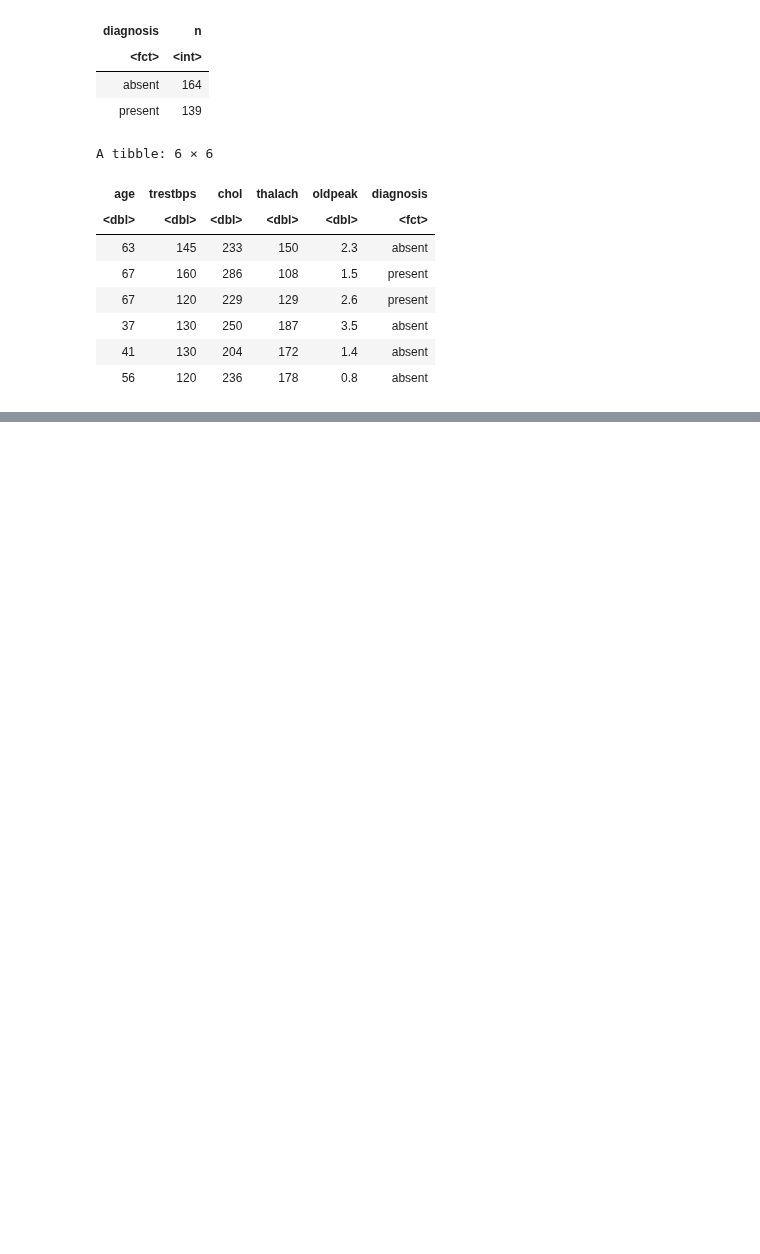
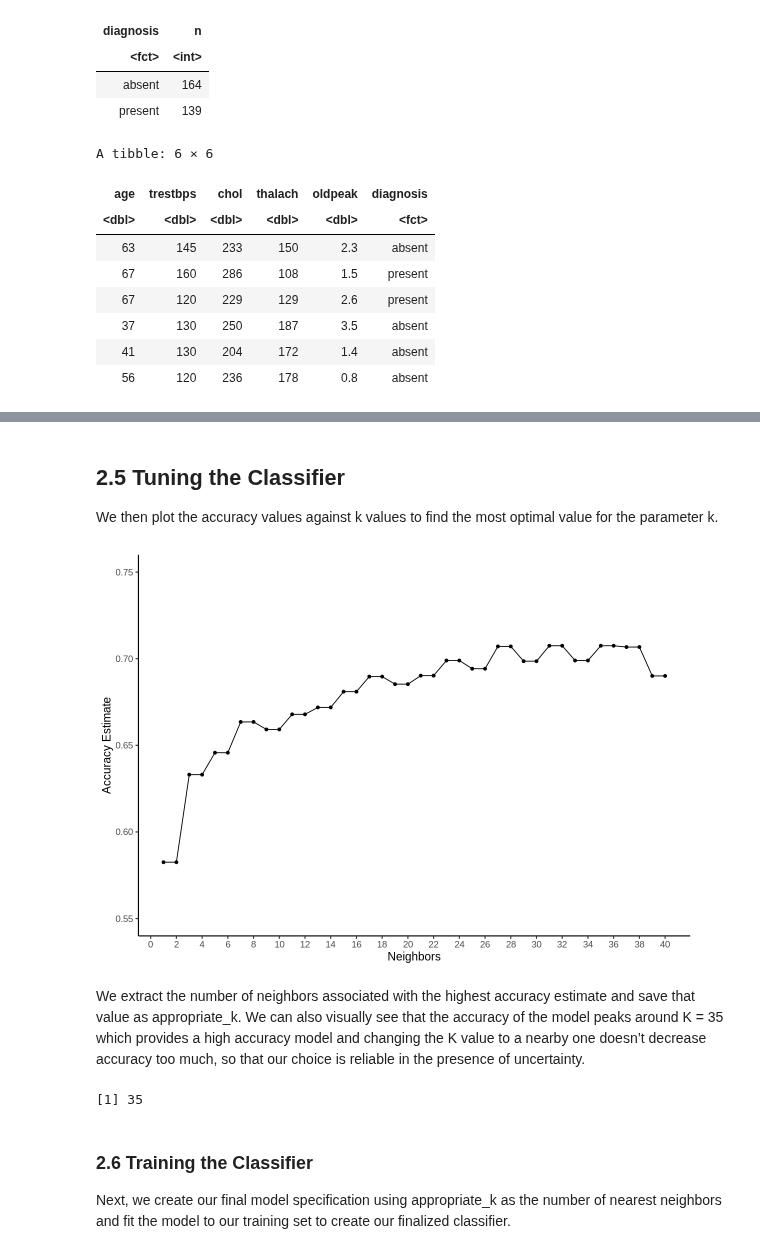
Before and after one commit to duffydu/dsci100-project, a Jupyter notebook: Method-Copy1.ipynb, the cells around one changed output, grey strips where cells are left out. Saved outputs shown, nothing was run; the diff lists cells and outputs as text; code cells hidden in the pictures; blank space fills up the shorter version.

```diff
--- a/Method-Copy1.ipynb
+++ b/Method-Copy1.ipynb
@@ -216,0 +205,43 @@ Prediction absent present
+# %%
+# warning - long run time with 1-40
+gridvals <- tibble(neighbors = seq(from = 1, to = 40, step = 2))
+
+heart_result <- heart_workflow %>%
+                tune_grid(resamples = heart_10fold, grid = gridvals) %>%
+                collect_metrics()
+
+accuracy <-  heart_result %>%
+            filter(.metric == "accuracy")
+# %% [markdown]
+## 2.5 Tuning the Classifier
+
+We then plot the accuracy values against k values to find the most optimal value for the parameter k.
+# %%
+options(repr.plot.width=10, repr.plot.height=7)
+# accuracy
+accuracy_versus_k <- ggplot(accuracy, aes(x = neighbors, y = mean)) +
+       geom_point() +
+       geom_line() +
+       labs(x = "Neighbors", y = "Accuracy Estimate") +
+       scale_x_continuous(breaks = seq(0, 40, by = 2)) +  # adjusting the x-axis
+       scale_y_continuous(limits = c(0.55, 0.75)) +# adjusting the y-axis
+       theme(text=element_text(size=20)) +
+       theme_classic(base_size = 14)
+
+accuracy_versus_k
+# %% [output]
+[figure, added]
+# %% [markdown]
+We extract the number of neighbors associated with the highest accuracy estimate and save that value as appropriate_k. We can also visually see that the accuracy of the model peaks around K = 35 which provides a high accuracy model and changing the K value to a nearby one doesn’t decrease accuracy too much, so that our choice is reliable in the presence of uncertainty.
+# %%
+appropriate_k <- accuracy %>%
+                arrange(-mean) %>%
+                slice(1) %>%
+                select(neighbors) %>%
+                pull()
+appropriate_k
+# %% [output]
+[1] 35
+# %% [markdown]
+### 2.6 Training the Classifier
+Next, we create our final model specification using appropriate_k as the number of nearest neighbors and fit the model to our training set to create our finalized classifier.
```
Also changed, not shown: parts of 10 cells of this notebook.
